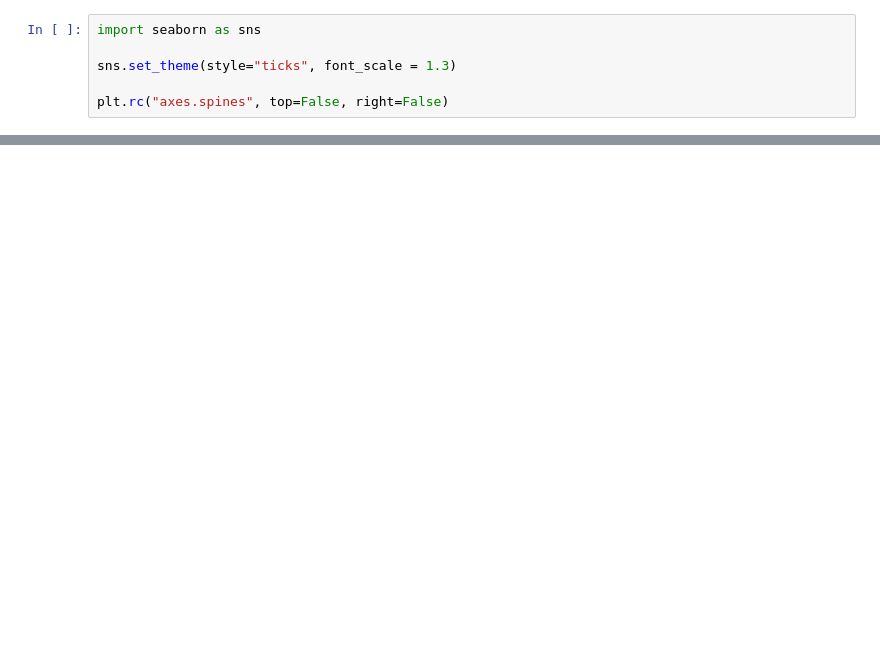
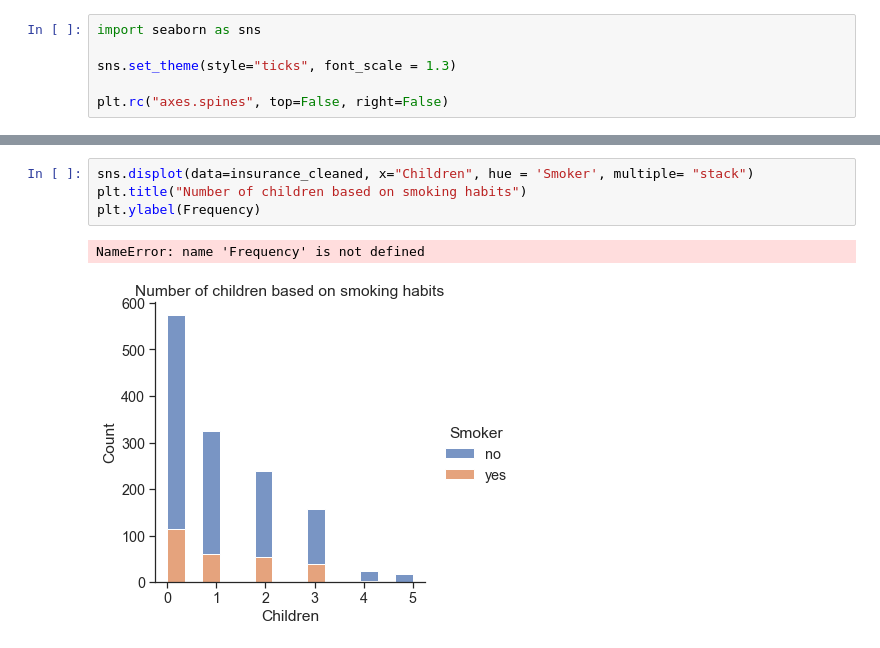
Before and after one commit to QuinnMarshal/course-project-group_1004, a Jupyter notebook: analysis/Emily/milestone2.ipynb, the cells around one changed output, grey strips where cells are left out. Cells and saved outputs as stored; diff of their text form; blank space fills up the shorter version.

```diff
--- a/analysis/Emily/milestone2.ipynb
+++ b/analysis/Emily/milestone2.ipynb
@@ -89,0 +90,7 @@ sns.countplot(data= insurance_cleaned,
+# %%
+sns.displot(data=insurance_cleaned, x="Children", hue = 'Smoker', multiple= "stack")
+plt.title("Number of children based on smoking habits")
+plt.ylabel(Frequency)
+# %% [output]
+NameError: name 'Frequency' is not defined
+[figure, added]
```
Also changed, not shown: parts of 9 cells of this notebook, 1 other file.
